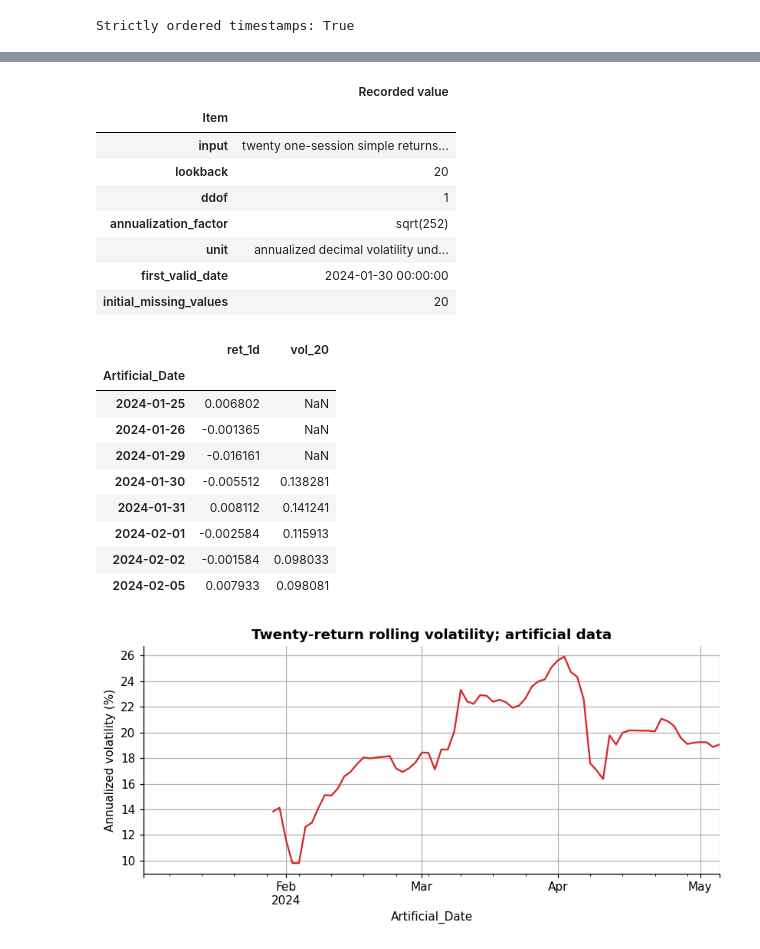
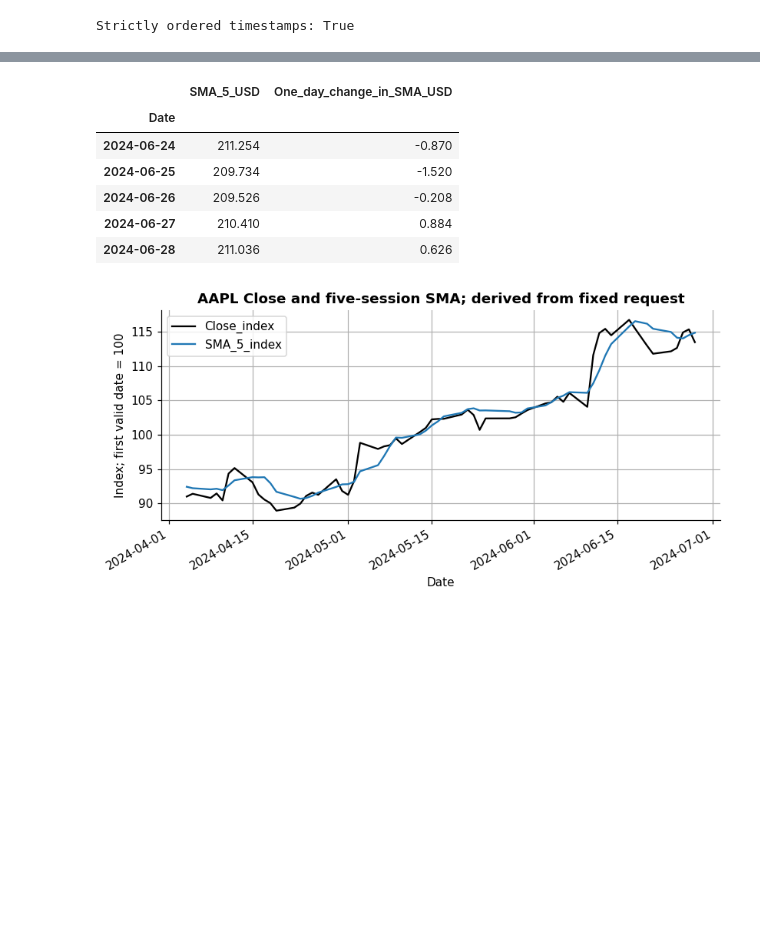
Before and after one commit to KennethWYLee/FinTech, a Jupyter notebook: course/03/week3_main.ipynb, the cells around one changed output, grey strips where cells are left out. Saved outputs shown, nothing was run; the diff lists cells and outputs as text; code cells hidden in the pictures; blank space fills up the shorter version.

```diff
--- a/course/03/week3_main.ipynb
+++ b/course/03/week3_main.ipynb
@@ -827,50 +932,28 @@ Write one prediction about the output. Do not replace the prediction after seein
 # %%
-features["vol_20"] = (
-    features["ret_1d"].rolling(20, min_periods=20).std(ddof=1) * np.sqrt(252)
+aapl_real = load_us_daily("AAPL")
+real_sma = aapl_real["Close"].rolling(5, min_periods=5).mean().rename("SMA_5_USD")
+real_sma_output = pd.DataFrame(
+    {
+        "SMA_5_USD": real_sma.dropna().tail(5),
+        "One_day_change_in_SMA_USD": real_sma.diff().dropna().tail(5),
+    }
 )
-
-volatility_record = pd.Series(
-    {
-        "input": "twenty one-session simple returns ending at t",
-        "lookback": 20,
-        "ddof": 1,
-        "annualization_factor": "sqrt(252)",
-        "unit": "annualized decimal volatility under the classroom convention",
-        "first_valid_date": features["vol_20"].first_valid_index(),
-        "initial_missing_values": int(features["vol_20"].isna().sum()),
-    },
-    name="Recorded value",
-)
-display(volatility_record.rename_axis("Item").to_frame())
-display(features[["ret_1d", "vol_20"]].iloc[17:25].round(6))
-
-ax = (100 * features["vol_20"]).plot(color="tab:red")
-ax.set_ylabel("Annualized volatility (%)")
-ax.set_title("Twenty-return rolling volatility; artificial data")
-plt.tight_layout()
-plt.show()
-
-assert features["vol_20"].isna().sum() == 20
-assert features["vol_20"].dropna().ge(0).all()
+display(real_sma_output.round(4))
+first_sma_date = real_sma.first_valid_index()
+rebased_sma = pd.DataFrame({"Close_index": aapl_real.loc[first_sma_date:, "Close"], "SMA_5_index": real_sma.loc[first_sma_date:]})
+rebased_sma = 100 * rebased_sma / rebased_sma.iloc[0]
+ax = rebased_sma.tail(60).plot(color=["black", "tab:blue"])
+ax.set_ylabel("Index; first valid date = 100")
+ax.set_title("AAPL Close and five-session SMA; derived from fixed request")
+plt.tight_layout(); plt.show()
+assert real_sma.isna().sum() == 4
 # %% [output]
-|  | Recorded value |
-| Item |  |
-| input | twenty one-session simple returns... |
-| lookback | 20 |
-| ddof | 1 |
-| annualization_factor | sqrt(252) |
-| unit | annualized decimal volatility und... |
-| first_valid_date | 2024-01-30 00:00:00 |
-| initial_missing_values | 20 |
+|  | SMA_5_USD | One_day_change_in_SMA_USD |
+| Date |  |  |
+| 2024-06-24 | 211.254 | -0.870 |
+| 2024-06-25 | 209.734 | -1.520 |
+| 2024-06-26 | 209.526 | -0.208 |
+| 2024-06-27 | 210.410 | 0.884 |
+| 2024-06-28 | 211.036 | 0.626 |
-|  | ret_1d | vol_20 |
-| Artificial_Date |  |  |
-| 2024-01-25 | 0.006802 | NaN |
-| 2024-01-26 | -0.001365 | NaN |
-| 2024-01-29 | -0.016161 | NaN |
-| 2024-01-30 | -0.005512 | 0.138281 |
-| 2024-01-31 | 0.008112 | 0.141241 |
-| 2024-02-01 | -0.002584 | 0.115913 |
-| 2024-02-02 | -0.001584 | 0.098033 |
-| 2024-02-05 | 0.007933 | 0.098081 |
-[figure, old version]
+[figure, new version]
 # %% [markdown]
```
Also changed, not shown: parts of 149 cells of this notebook.
